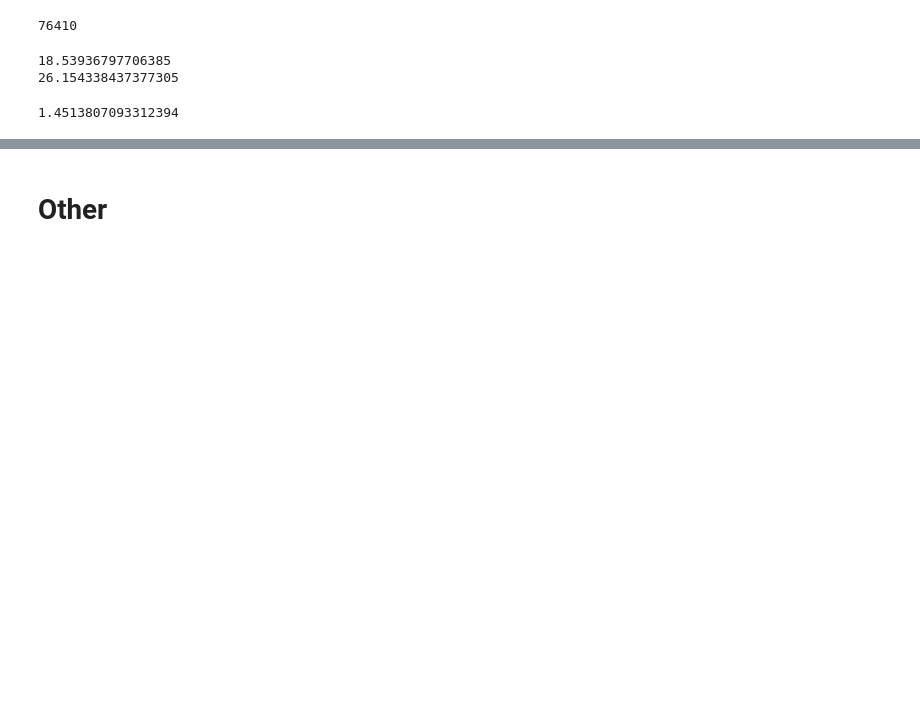
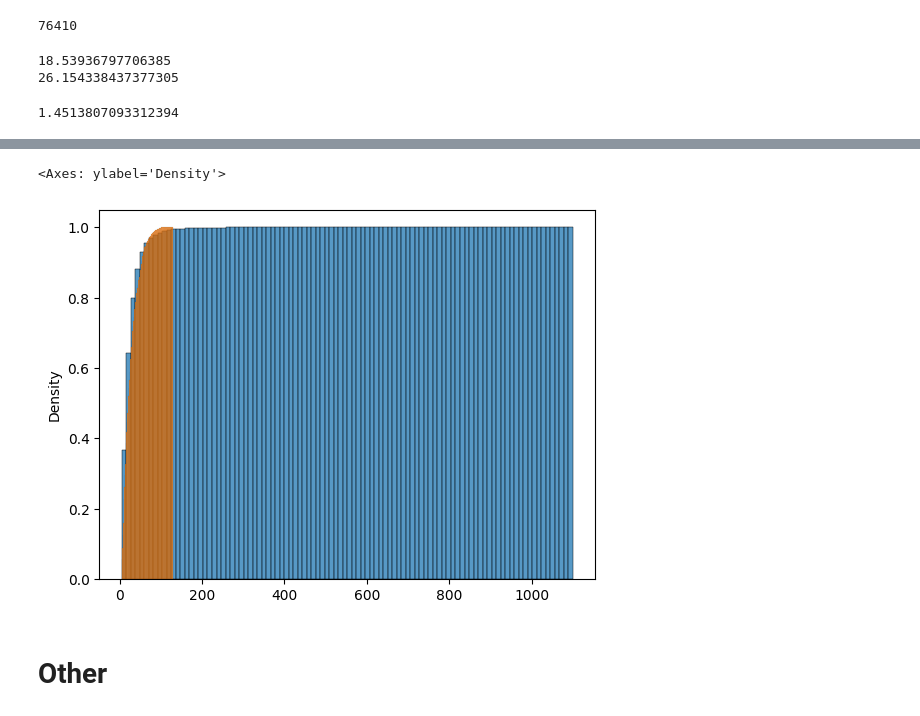
Before and after one commit to NLP-for-Psycholinguistic/text_coherence_pipeline, a Jupyter notebook: draft.ipynb, the cells around one changed output, grey strips where cells are left out. Drawn from its saved outputs; the diff is of its cells as text; code cells hidden in the pictures; blank space fills up the shorter version.

```diff
--- a/draft.ipynb
+++ b/draft.ipynb
@@ -235,2 +226,8 @@ sns.histplot(wrd_sent,bins=100)
+# %%
+sns.histplot(wrd_sent,bins=100,stat = 'density',cumulative=True)
+sns.histplot(wrd_sent2,bins=100,stat = 'density',cumulative=True)
+# %% [output]
+<Axes: ylabel='Density'>
+[figure, added]
 # %% [markdown]
 # Other
```
Also changed, not shown: parts of 5 cells of this notebook, 3 other files.
